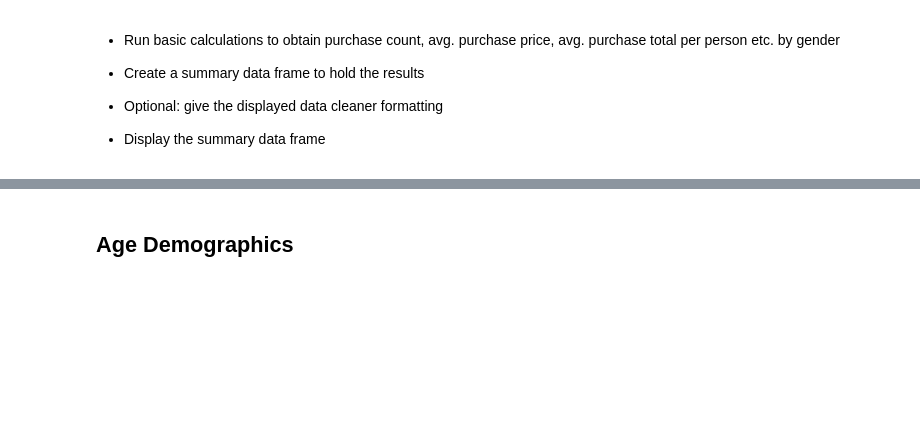
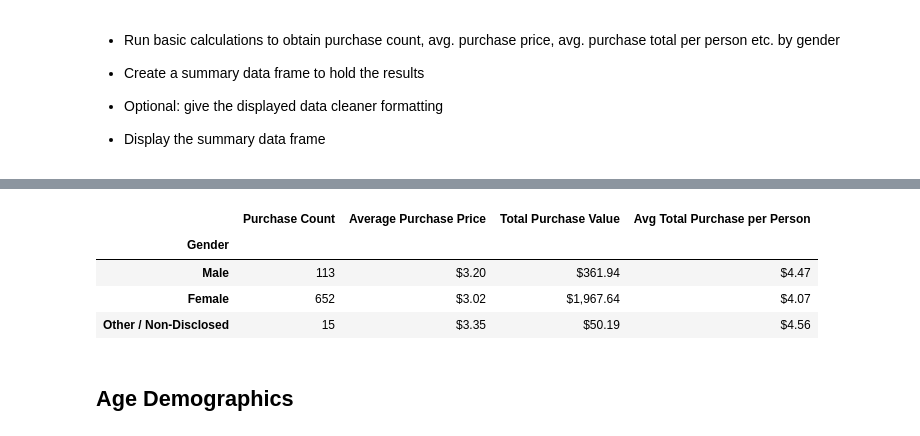
Before and after one commit to ipavlunin/Pandas-Challenge, a Jupyter notebook: HeroesOfPymoli/HeroesOfPymoli_starter.ipynb, the cells around one changed output, grey strips where cells are left out. Drawn from its saved outputs; the diff is of its cells as text; code cells hidden in the pictures; blank space fills up the shorter version.

```diff
--- a/HeroesOfPymoli/HeroesOfPymoli_starter.ipynb
+++ b/HeroesOfPymoli/HeroesOfPymoli_starter.ipynb
@@ -77,3 +131,41 @@ purchase_data = pd.read_csv(file_to_load)
+# %%
+male_purch = len(male_data["Gender"])
+male_avg_price = male_data["Price"].mean()
+male_tot = male_data['Price'].sum()
+male_avg_pers = male_tot/male_count
+
+female_purch = len(female_data["Gender"])
+female_avg_price = female_data["Price"].mean()
+female_tot = female_data['Price'].sum()
+female_avg_pers = female_tot/female_count
+
+other_purch = len(other_data["Gender"])
+other_avg_price = other_data["Price"].mean()
+other_tot = other_data['Price'].sum()
+other_avg_pers = other_tot/other_count
+
+purch_analysis_df = pd.DataFrame({"Gender": ["Male", "Female", "Other / Non-Disclosed"],
+                                  "Purchase Count": [female_purch, male_purch, other_purch],
+                                  "Average Purchase Price": [female_avg_price, male_avg_price, other_avg_price],
+                                  "Total Purchase Value":[female_tot, male_tot, other_tot],
+                                  "Avg Total Purchase per Person": [female_avg_pers, male_avg_pers, other_avg_pers]},
+                       columns = ["Gender",
+                                  "Purchase Count",
+                                  "Average Purchase Price",
+                                  "Total Purchase Value",
+                                  "Avg Total Purchase per Person"])
+
+purch_analysis_df['Average Purchase Price'] = purch_analysis_df['Average Purchase Price'].map('${:.2f}'.format)
+purch_analysis_df['Total Purchase Value'] = purch_analysis_df['Total Purchase Value'].map('${:,.2f}'.format)
+purch_analysis_df['Avg Total Purchase per Person'] = purch_analysis_df['Avg Total Purchase per Person'].map('${:.2f}'.format)
+purch_analysis_df = purch_analysis_df.set_index("Gender")
+purch_analysis_df
+# %% [output]
+|  | Purchase Count | Average Purchase Price | Total Purchase Value | Avg Total Purchase per Person |
+| Gender |  |  |  |  |
+| Male | 113 | $3.20 | $361.94 | $4.47 |
+| Female | 652 | $3.02 | $1,967.64 | $4.07 |
+| Other / Non-Disclosed | 15 | $3.35 | $50.19 | $4.56 |
 # %% [markdown]
 ## Age Demographics
 # %% [markdown]
```
Also changed, not shown: parts of 12 cells of this notebook, 2 other files.
